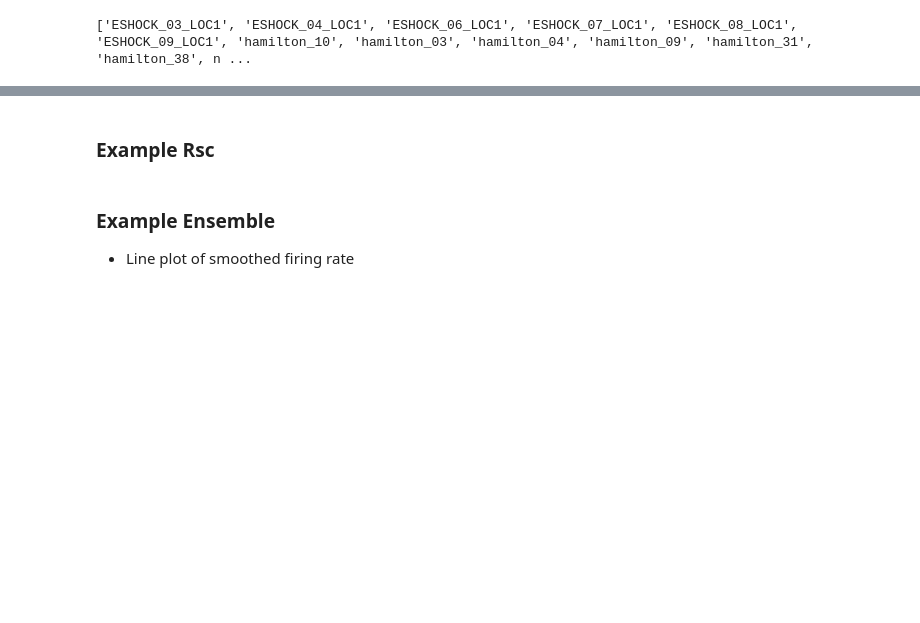
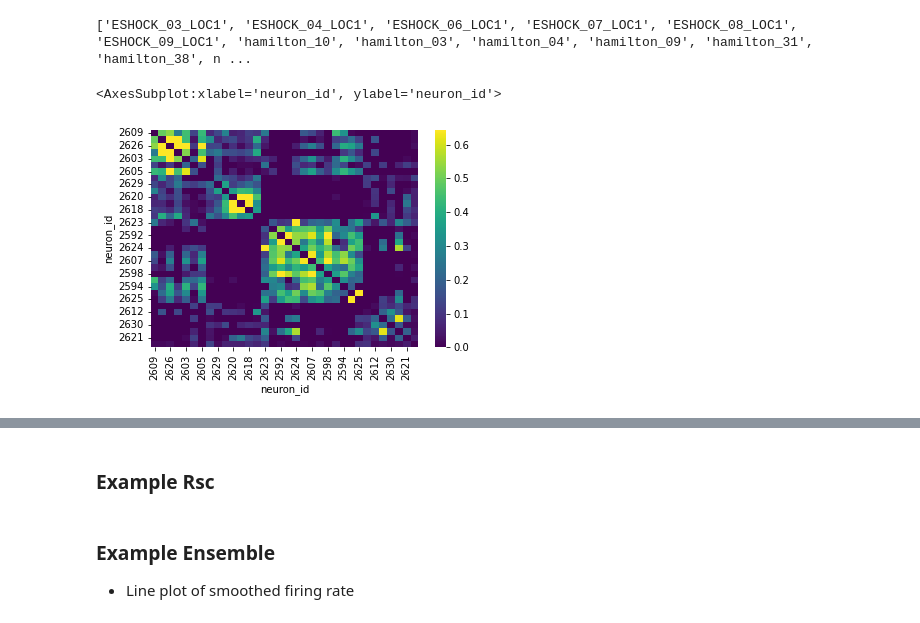
Before and after one commit to Ruairi-osul/drn-interactions, a Jupyter notebook: notebooks/Spontaneous Interactions/Figure.ipynb, the cells around one changed output, grey strips where cells are left out. Drawn from its saved outputs; the diff is of its cells as text; code cells hidden in the pictures; blank space fills up the shorter version.

```diff
--- a/notebooks/Spontaneous Interactions/Figure.ipynb
+++ b/notebooks/Spontaneous Interactions/Figure.ipynb
@@ -14,10 +14,6 @@ from drn_interactions.transforms.graph import GraphTransformer
 from drn_interactions.transforms.spikes import SpikesHandler
 from sklearn.preprocessing import minmax_scale, robust_scale
 from sklearn.feature_extraction.text import TfidfTransformer
-from scipy.ndimage import gaussian_filter1d
-
-sns.set_theme(style="ticks", context="paper")
-fig_dir = Config.fig_dir
 # %%
 def reorder_df_affinity(df, ensemble_labels):
     idx = np.argsort(ensemble_labels)
@@ -63,25 +40,30 @@ print(sessions.tolist())
 # %%
 session_name = "acute_11"
 # session_name = sessions[13]
 ensembles = (
     load_derived_generic("ensembles/spont - ensembles - true.csv")
     .query("session_name == @session_name")
     .sort_values("neuron_id")
 )
 labels = ensembles["ensemble_id"].values
 
 
 spikes = SpikesHandler(
     block="pre",
     bin_width=1,
     t_stop=1800,
     session_names=[session_name],
 ).binned_piv
 
+# .apply(minmax_scale).T
+
 vals = TfidfTransformer().fit_transform(spikes).todense()
-spikes = pd.DataFrame(vals, columns=spikes.columns, index=spikes.index).apply(minmax_scale).T
+spikes = pd.DataFrame(vals, columns=spikes.columns, index=spikes.index).apply(minmax_scale)
 
 spikes = reorder_spikes(spikes, labels)
 
 df_affinity = get_affinity(session_name)
 df_affinity = reorder_df_affinity(df_affinity, labels)
+# %% [output]
+<AxesSubplot:xlabel='neuron_id', ylabel='neuron_id'>
+[figure, added]
```
Also changed, not shown: parts of 7 cells of this notebook, 1 other file.
